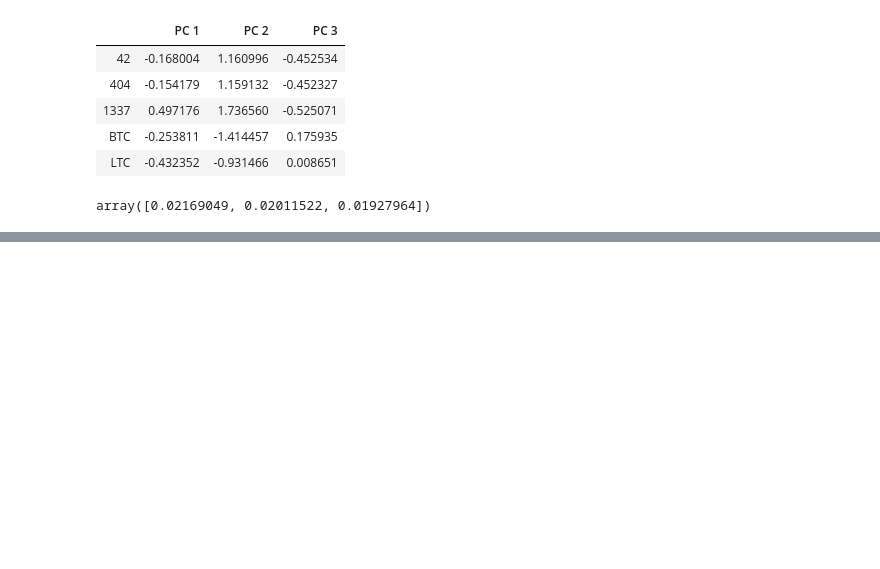
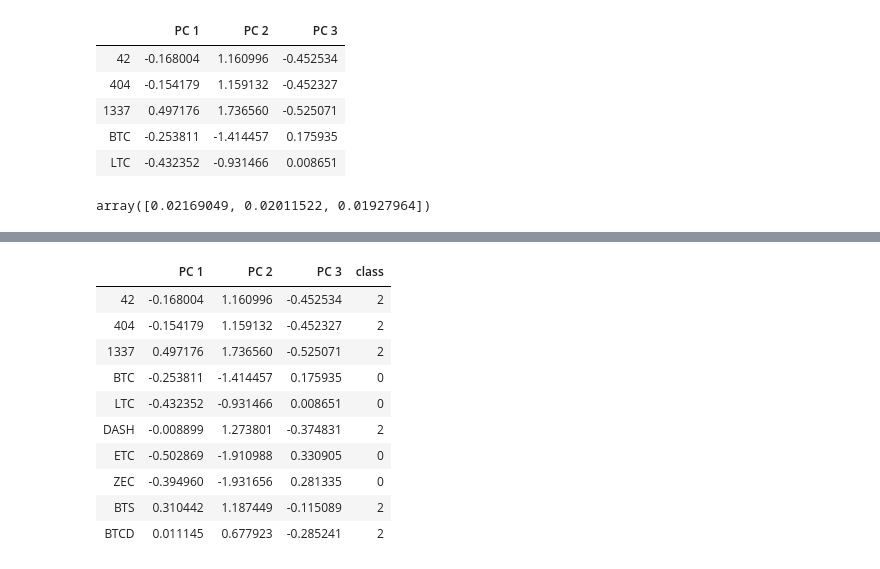
Before and after one commit to chanhodchang/Cryptocurrencies, a Jupyter notebook: Crypto_Data.ipynb, the cells around one changed output, grey strips where cells are left out. Cells and saved outputs as stored; diff of their text form; code cells hidden in the pictures; blank space fills up the shorter version.

```diff
--- a/Crypto_Data.ipynb
+++ b/Crypto_Data.ipynb
@@ -177,3 +177,21 @@ elbow_df = pd.DataFrame(elbow_data)
 elbow_df.hvplot.line(x='k', y='inertia', xticks=k, title='Elbow Curve')
 # %% [output]
 [interactive output not drawn]
+# %%
+model = KMeans(n_clusters=4, random_state=0)
+model.fit(pcs_df)
+predictions = model.predict(pcs_df)
+pcs_df['class'] = model.labels_
+pcs_df.head(10)
+# %% [output]
+|  | PC 1 | PC 2 | PC 3 | class |
+| 42 | -0.168004 | 1.160996 | -0.452534 | 2 |
+| 404 | -0.154179 | 1.159132 | -0.452327 | 2 |
+| 1337 | 0.497176 | 1.736560 | -0.525071 | 2 |
+| BTC | -0.253811 | -1.414457 | 0.175935 | 0 |
+| LTC | -0.432352 | -0.931466 | 0.008651 | 0 |
+| DASH | -0.008899 | 1.273801 | -0.374831 | 2 |
+| ETC | -0.502869 | -1.910988 | 0.330905 | 0 |
+| ZEC | -0.394960 | -1.931656 | 0.281335 | 0 |
+| BTS | 0.310442 | 1.187449 | -0.115089 | 2 |
+| BTCD | 0.011145 | 0.677923 | -0.285241 | 2 |
```
Also changed, not shown: parts of 1 cell of this notebook.
